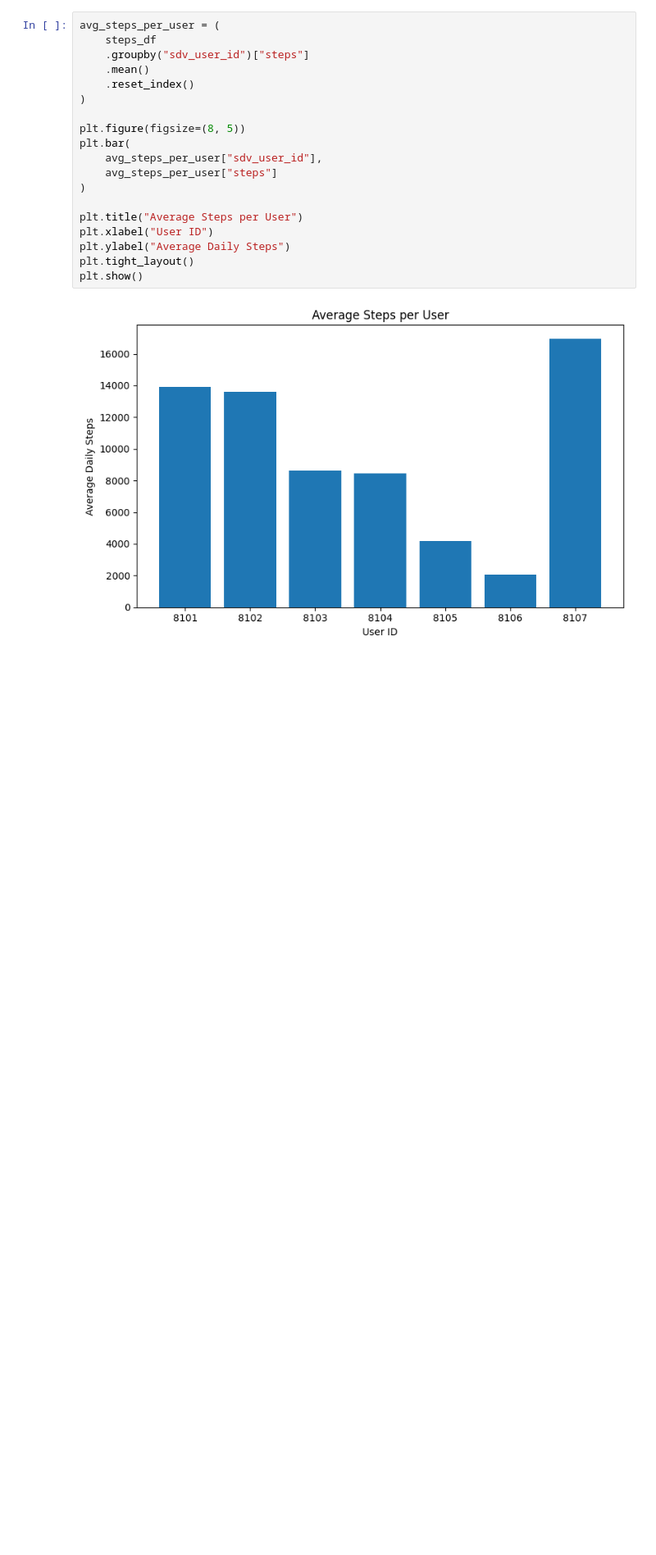
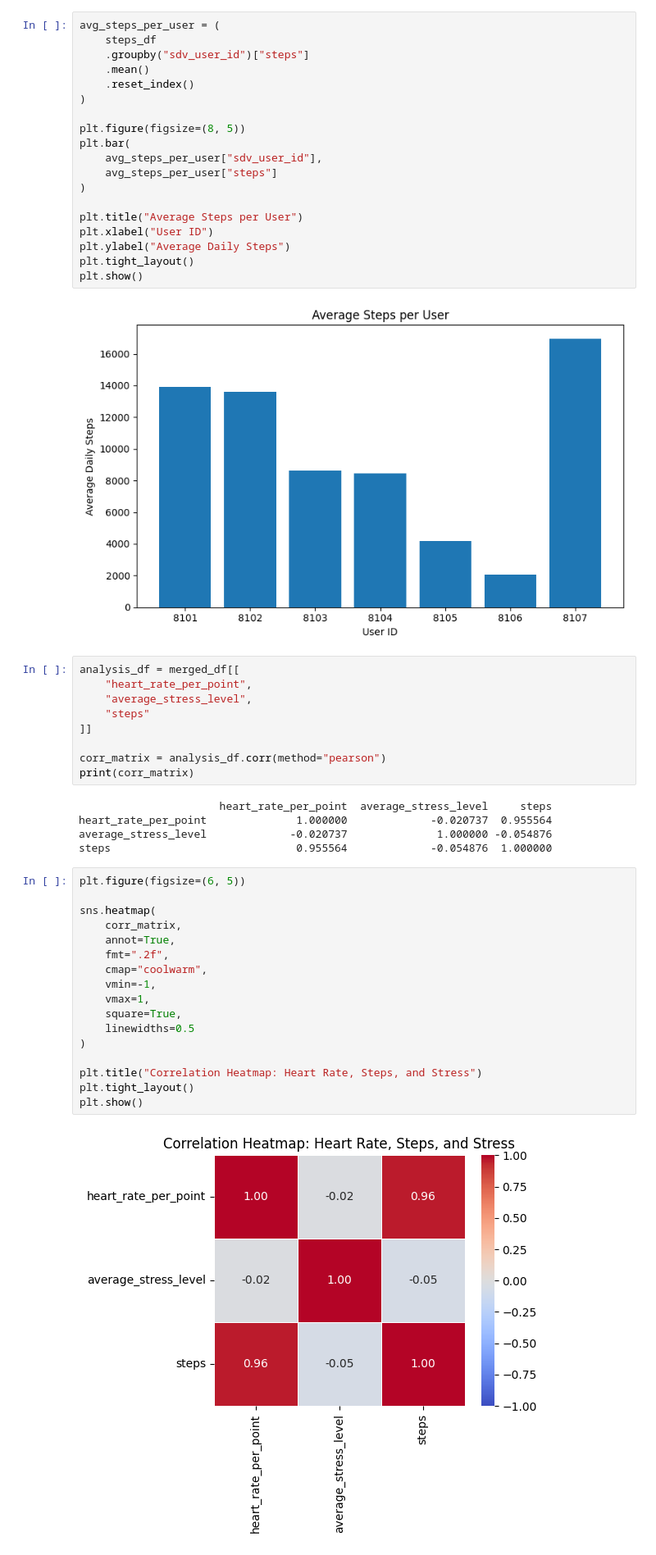
Before and after one commit to RobbenLe/AI_lifestyle_Project, a Jupyter notebook: notebooks/explore_7_users_data.ipynb, the cells around one changed output. Shown at 82% size. Saved outputs shown, nothing was run; the diff lists cells and outputs as text; blank space fills up the shorter version.

```diff
--- a/notebooks/explore_7_users_data.ipynb
+++ b/notebooks/explore_7_users_data.ipynb
@@ -109,3 +140,36 @@ plt.tight_layout()
 plt.show()
 # %% [output]
 [figure]
+# %%
+analysis_df = merged_df[[
+    "heart_rate_per_point",
+    "average_stress_level",
+    "steps"
+]]
+
+corr_matrix = analysis_df.corr(method="pearson")
+print(corr_matrix)
+# %% [output]
+                      heart_rate_per_point  average_stress_level     steps
+heart_rate_per_point              1.000000             -0.020737  0.955564
+average_stress_level             -0.020737              1.000000 -0.054876
+steps                             0.955564             -0.054876  1.000000
+# %%
+plt.figure(figsize=(6, 5))
+
+sns.heatmap(
+    corr_matrix,
+    annot=True,
+    fmt=".2f",
+    cmap="coolwarm",
+    vmin=-1,
+    vmax=1,
+    square=True,
+    linewidths=0.5
+)
+
+plt.title("Correlation Heatmap: Heart Rate, Steps, and Stress")
+plt.tight_layout()
+plt.show()
+# %% [output]
+[figure, added]
```
Also changed, not shown: parts of 1 cell of this notebook.
